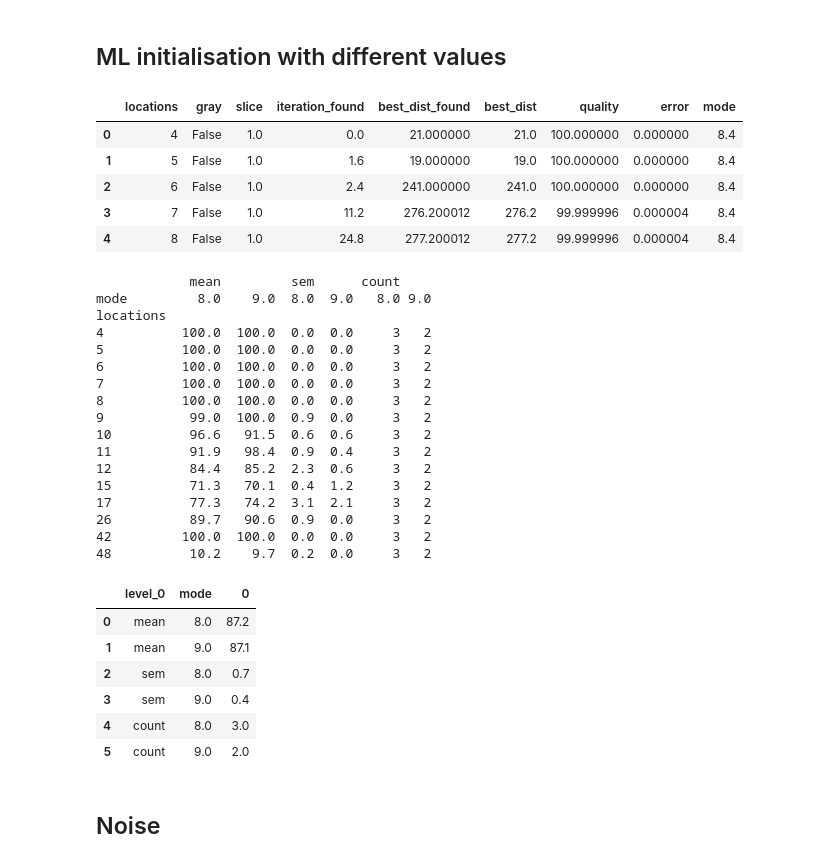
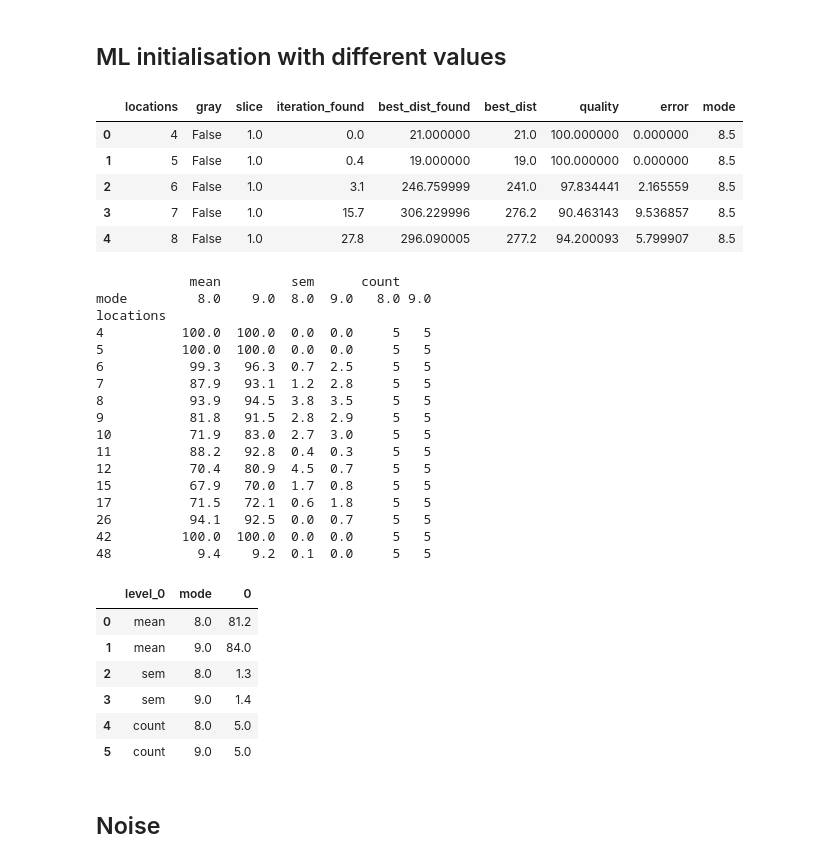
Before and after one commit to goldsmdn/TSP_VQC, a Jupyter notebook: show_results.ipynb, the cells around one changed output. Saved outputs shown, nothing was run; the diff lists cells and outputs as text; code cells hidden in the pictures.

```diff
--- a/show_results.ipynb
+++ b/show_results.ipynb
@@ -892,40 +926,38 @@ plot_heatmap(SGD_summary_ml,
 # %%
 df = read_data()
 df = df[(df['formulation'] == 'original')]
 df = df[(df['hot_start'] == False)]
 df = df[(df['gray'] == False)]
 df = df[(df['iterations'] == 250)]
 df = df[(df['quantum'] == False)]
 df = df[(df['std_dev'] == 0.05)]
 df = df[(df['gradient_type'] == 'SGD')]
 df = df[(df['lr'] == 2e-5)]
 df = df[(df['weight_decay'] == 0.0006)]
 df = df[(df['momentum'] == 0.8)]
-df = df[(df['shots'] == 256
-
-
+df = df[(df['shots'] == 64
 )]
 df = df[(df['layers'] == 4)]
 
 df = find_quality(df, factor=100)
 
 df = df[['locations', 'slice','iteration_found',
          'best_dist_found', 'best_dist', 'quality',
          'error','mode', 'gray', ]]
 
 if SHOW_COUNTS:
     mode_mean_ml = df.groupby(['locations', 'gray',]).count().reset_index()
 else:
     mode_mean_ml = df.groupby(['locations', 'gray',]).mean().reset_index()
 
 mode_mean_ml.head()
 # %% [output]
 |  | locations | gray | slice | iteration_found | best_dist_found | best_dist | quality | error | mode |
-| 0 | 4 | False | 1.0 | 0.0 | 21.000000 | 21.0 | 100.000000 | 0.000000 | 8.4 |
-| 1 | 5 | False | 1.0 | 1.6 | 19.000000 | 19.0 | 100.000000 | 0.000000 | 8.4 |
-| 2 | 6 | False | 1.0 | 2.4 | 241.000000 | 241.0 | 100.000000 | 0.000000 | 8.4 |
-| 3 | 7 | False | 1.0 | 11.2 | 276.200012 | 276.2 | 99.999996 | 0.000004 | 8.4 |
-| 4 | 8 | False | 1.0 | 24.8 | 277.200012 | 277.2 | 99.999996 | 0.000004 | 8.4 |
+| 0 | 4 | False | 1.0 | 0.0 | 21.000000 | 21.0 | 100.000000 | 0.000000 | 8.5 |
+| 1 | 5 | False | 1.0 | 0.4 | 19.000000 | 19.0 | 100.000000 | 0.000000 | 8.5 |
+| 2 | 6 | False | 1.0 | 3.1 | 246.759999 | 241.0 | 97.834441 | 2.165559 | 8.5 |
+| 3 | 7 | False | 1.0 | 15.7 | 306.229996 | 276.2 | 90.463143 | 9.536857 | 8.5 |
+| 4 | 8 | False | 1.0 | 27.8 | 296.090005 | 277.2 | 94.200093 | 5.799907 | 8.5 |
 # %%
 mode_ml_pivot = df.pivot_table(
     index='locations',
@@ -939,32 +971,32 @@ print(mode_ml_pivot)
             mean         sem      count
 mode         8.0    9.0  8.0  9.0   8.0 9.0
 locations
-4          100.0  100.0  0.0  0.0     3   2
-5          100.0  100.0  0.0  0.0     3   2
-6          100.0  100.0  0.0  0.0     3   2
-7          100.0  100.0  0.0  0.0     3   2
-8          100.0  100.0  0.0  0.0     3   2
-9           99.0  100.0  0.9  0.0     3   2
-10          96.6   91.5  0.6  0.6     3   2
-11          91.9   98.4  0.9  0.4     3   2
-12          84.4   85.2  2.3  0.6     3   2
-15          71.3   70.1  0.4  1.2     3   2
-17          77.3   74.2  3.1  2.1     3   2
-26          89.7   90.6  0.9  0.0     3   2
-42         100.0  100.0  0.0  0.0     3   2
-48          10.2    9.7  0.2  0.0     3   2
+4          100.0  100.0  0.0  0.0     5   5
+5          100.0  100.0  0.0  0.0     5   5
+6           99.3   96.3  0.7  2.5     5   5
+7           87.9   93.1  1.2  2.8     5   5
+8           93.9   94.5  3.8  3.5     5   5
+9           81.8   91.5  2.8  2.9     5   5
+10          71.9   83.0  2.7  3.0     5   5
+11          88.2   92.8  0.4  0.3     5   5
+12          70.4   80.9  4.5  0.7     5   5
+15          67.9   70.0  1.7  0.8     5   5
+17          71.5   72.1  0.6  1.8     5   5
+26          94.1   92.5  0.0  0.7     5   5
+42         100.0  100.0  0.0  0.0     5   5
+48           9.4    9.2  0.1  0.0     5   5
 # %%
 mode_summary_ml_pivot = mode_ml_pivot.mean(axis=0).reset_index()
 mode_summary_ml_pivot = mode_summary_ml_pivot.round(1)
 mode_summary_ml_pivot.head(10)
 # %% [output]
 |  | level_0 | mode | 0 |
-| 0 | mean | 8.0 | 87.2 |
-| 1 | mean | 9.0 | 87.1 |
-| 2 | sem | 8.0 | 0.7 |
-| 3 | sem | 9.0 | 0.4 |
-| 4 | count | 8.0 | 3.0 |
-| 5 | count | 9.0 | 2.0 |
+| 0 | mean | 8.0 | 81.2 |
+| 1 | mean | 9.0 | 84.0 |
+| 2 | sem | 8.0 | 1.3 |
+| 3 | sem | 9.0 | 1.4 |
+| 4 | count | 8.0 | 5.0 |
+| 5 | count | 9.0 | 5.0 |
 # %% [markdown]
 ## Noise
 # %%
```
Also changed, not shown: parts of 10 cells of this notebook, 1 other file.
